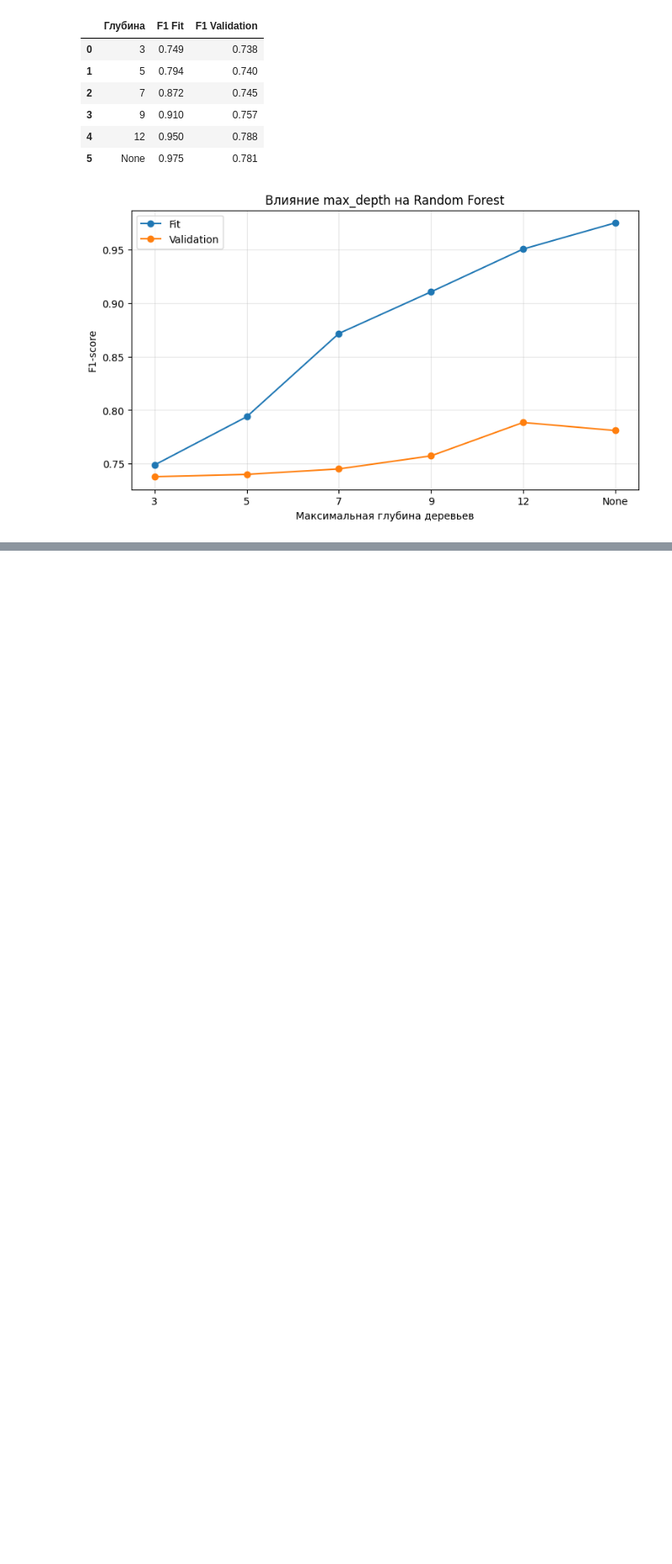
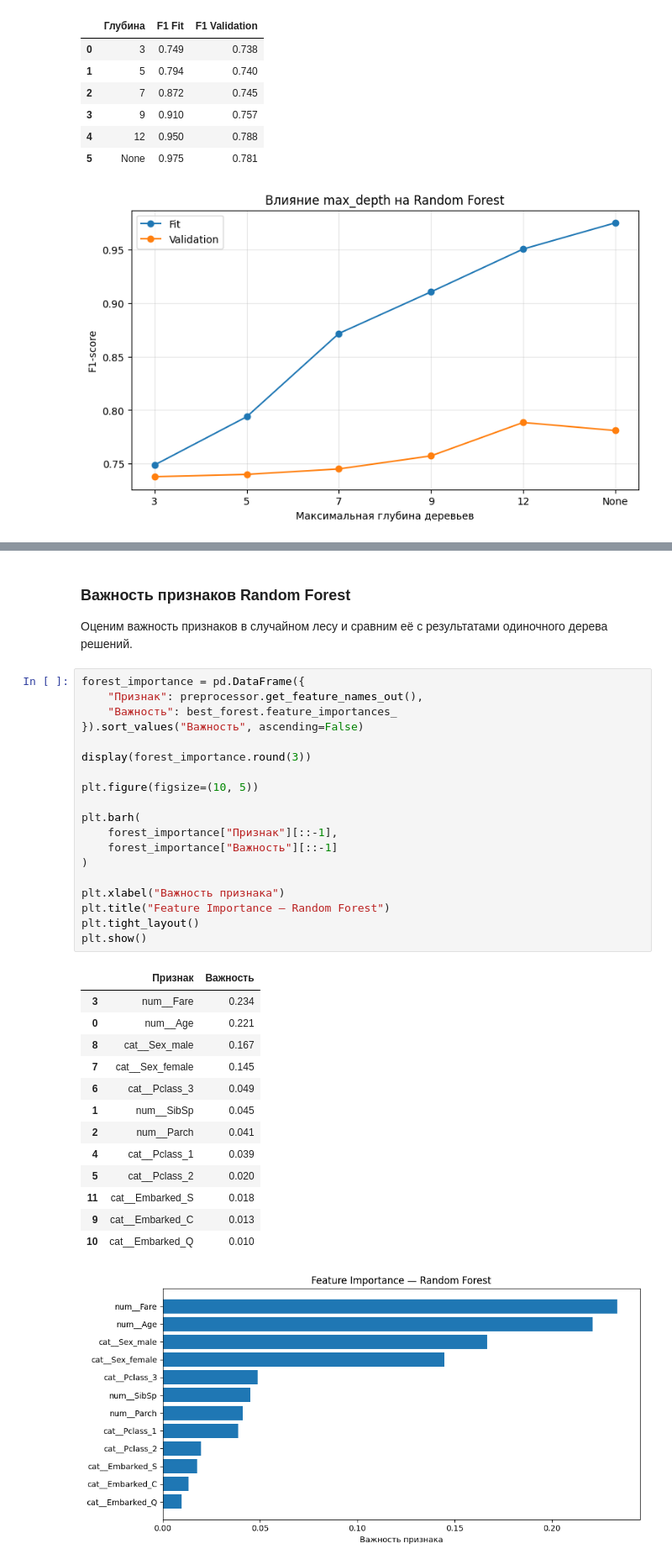
Before and after one commit to stdt106/ml_course_mai, a Jupyter notebook: lab02/lab02.ipynb, the cells around one changed output, grey strips where cells are left out. Shown at 84% size. Cells and saved outputs as stored; diff of their text form; blank space fills up the shorter version.

```diff
--- a/lab02/lab02.ipynb
+++ b/lab02/lab02.ipynb
@@ -578,0 +624,39 @@ plt.show()
+# %% [markdown]
+
+### Важность признаков Random Forest
+
+Оценим важность признаков в случайном лесу и сравним её с результатами одиночного дерева решений.
+# %%
+forest_importance = pd.DataFrame({
+    "Признак": preprocessor.get_feature_names_out(),
+    "Важность": best_forest.feature_importances_
+}).sort_values("Важность", ascending=False)
+
+display(forest_importance.round(3))
+
+plt.figure(figsize=(10, 5))
+
+plt.barh(
+    forest_importance["Признак"][::-1],
+    forest_importance["Важность"][::-1]
+)
+
+plt.xlabel("Важность признака")
+plt.title("Feature Importance — Random Forest")
+plt.tight_layout()
+plt.show()
+# %% [output]
+|  | Признак | Важность |
+| 3 | num__Fare | 0.234 |
+| 0 | num__Age | 0.221 |
+| 8 | cat__Sex_male | 0.167 |
+| 7 | cat__Sex_female | 0.145 |
+| 6 | cat__Pclass_3 | 0.049 |
+| 1 | num__SibSp | 0.045 |
+| 2 | num__Parch | 0.041 |
+| 4 | cat__Pclass_1 | 0.039 |
+| 5 | cat__Pclass_2 | 0.020 |
+| 11 | cat__Embarked_S | 0.018 |
+| 9 | cat__Embarked_C | 0.013 |
+| 10 | cat__Embarked_Q | 0.010 |
+[figure, added]
```
Also changed, not shown: parts of 4 cells of this notebook.
